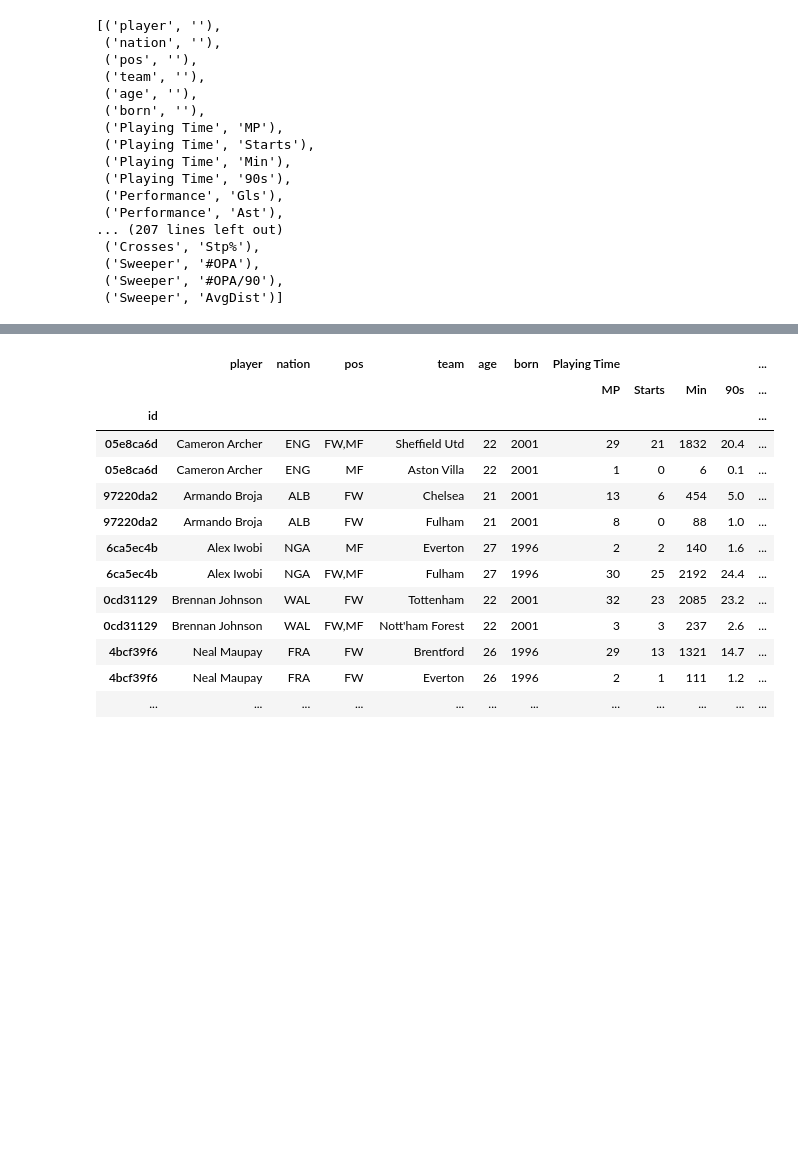
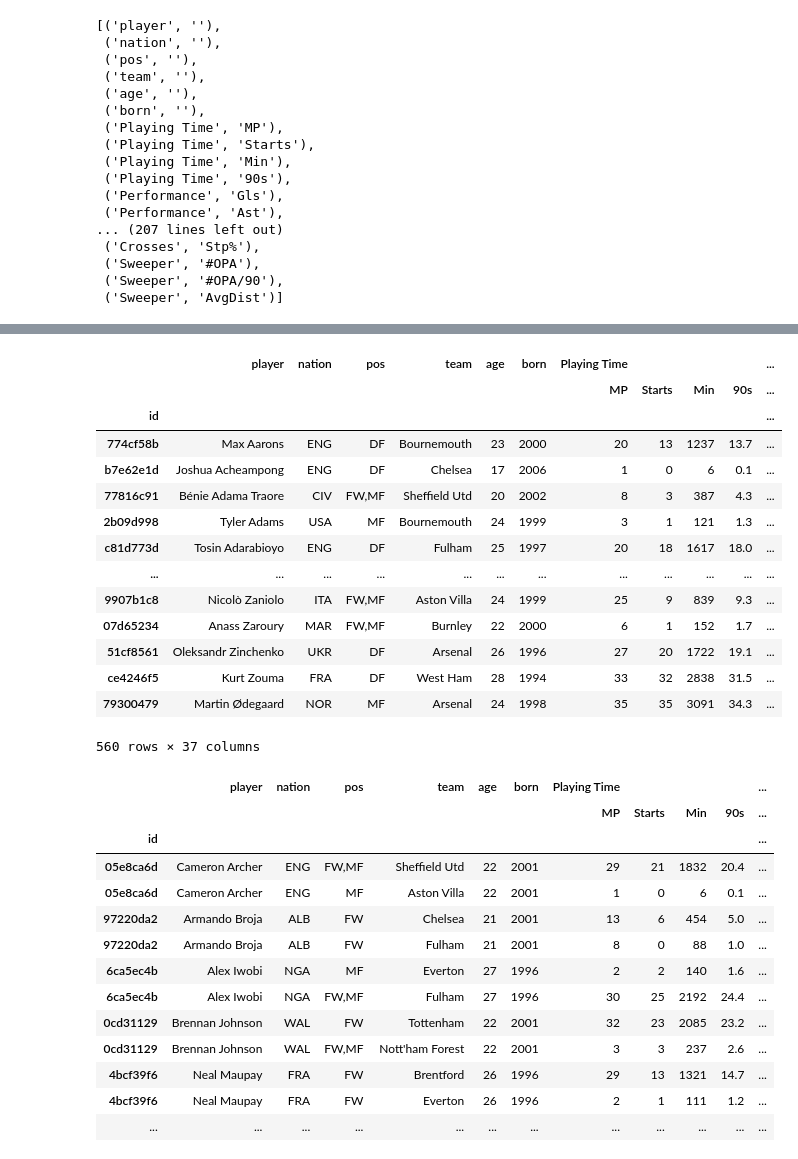
Before and after one commit to PTIT-D22KH/fbref-experimenting, a Jupyter notebook: fbref-players/epl/epl.ipynb, the cells around one changed output, grey strips where cells are left out. Drawn from its saved outputs; the diff is of its cells as text; code cells hidden in the pictures; blank space fills up the shorter version.

```diff
--- a/fbref-players/epl/epl.ipynb
+++ b/fbref-players/epl/epl.ipynb
@@ -20,5 +20,5 @@ fb.FBref.available_leagues()
  'UCL',
  'UEL']
 # %%
-fbref = fb.FBref('ENG-EPL', '2023-2024')
+fbref = fb.FBref('ENG-EPL', '2024-2025')
 # %% [output]
@@ -412,6 +412,7 @@ player_counts = df1['player'].value_counts()
 # Filter the DataFrame to exclude these players
 players_to_drop = player_counts[player_counts >= 2].index
 print(players_to_drop)
+df_normal = df1[~df1['player'].isin(players_to_drop)]
 # df1_filtered = df1[df1['player'].isin(gk_list)]
 # df_list.append(df1_filtered)
 # dropped_columns = ['nation', 'pos', 'team', 'age', 'born' , 'league', 'season']
@@ -444,3 +442,21 @@ df1_filtered = df1[df1['player'].isin(players_to_drop)]
+# %%
+df_normal
+# %% [output]
+|  | player | nation | pos | team | age | born | Playing Time |  |  |  | ... |
+|  |  |  |  |  |  |  | MP | Starts | Min | 90s | ... |
+| id |  |  |  |  |  |  |  |  |  |  | ... |
+| 774cf58b | Max Aarons | ENG | DF | Bournemouth | 23 | 2000 | 20 | 13 | 1237 | 13.7 | ... |
+| b7e62e1d | Joshua Acheampong | ENG | DF | Chelsea | 17 | 2006 | 1 | 0 | 6 | 0.1 | ... |
+| 77816c91 | Bénie Adama Traore | CIV | FW,MF | Sheffield Utd | 20 | 2002 | 8 | 3 | 387 | 4.3 | ... |
+| 2b09d998 | Tyler Adams | USA | MF | Bournemouth | 24 | 1999 | 3 | 1 | 121 | 1.3 | ... |
+| c81d773d | Tosin Adarabioyo | ENG | DF | Fulham | 25 | 1997 | 20 | 18 | 1617 | 18.0 | ... |
+| ... | ... | ... | ... | ... | ... | ... | ... | ... | ... | ... | ... |
+| 9907b1c8 | Nicolò Zaniolo | ITA | FW,MF | Aston Villa | 24 | 1999 | 25 | 9 | 839 | 9.3 | ... |
+| 07d65234 | Anass Zaroury | MAR | FW,MF | Burnley | 22 | 2000 | 6 | 1 | 152 | 1.7 | ... |
+| 51cf8561 | Oleksandr Zinchenko | UKR | DF | Arsenal | 26 | 1996 | 27 | 20 | 1722 | 19.1 | ... |
+| ce4246f5 | Kurt Zouma | FRA | DF | West Ham | 28 | 1994 | 33 | 32 | 2838 | 31.5 | ... |
+| 79300479 | Martin Ødegaard | NOR | MF | Arsenal | 24 | 1998 | 35 | 35 | 3091 | 34.3 | ... |
+560 rows × 37 columns
 # %%
 df1_filtered
 # %% [output]
```
Also changed, not shown: parts of 11 cells of this notebook, 1 other file.
